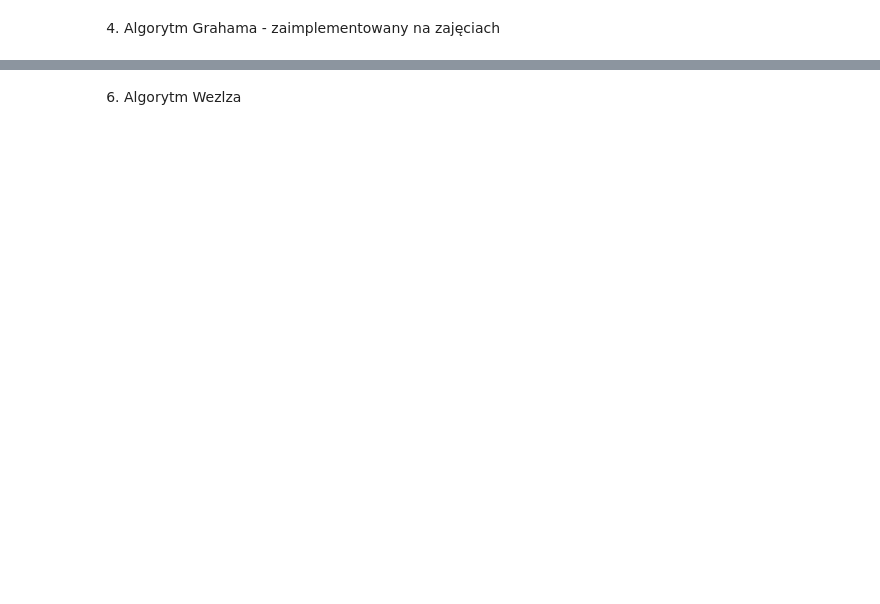
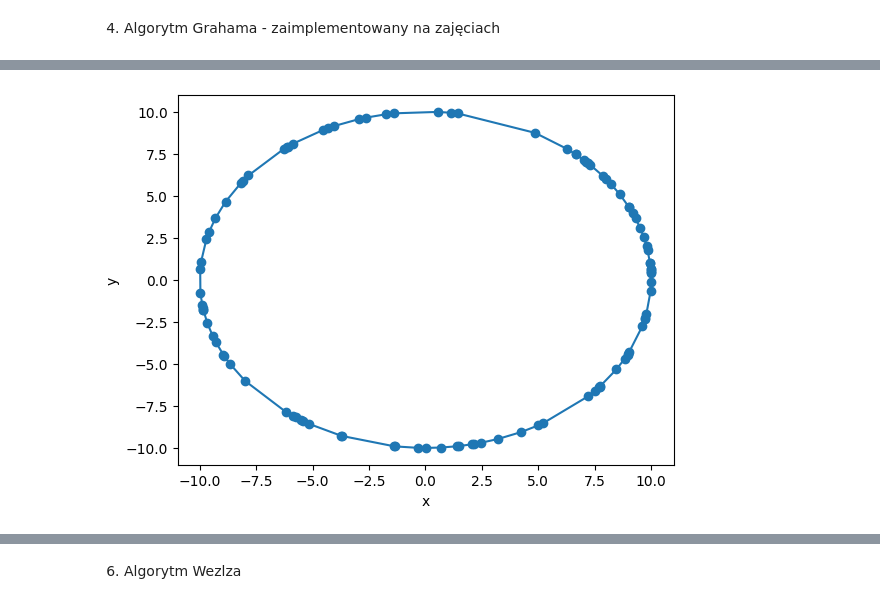
Before and after one commit to JakubFr4czek/Projekt-Algorytmy-Geometryczne, a Jupyter notebook: projekt.ipynb, the cells around one changed output, grey strips where cells are left out. Saved outputs shown, nothing was run; the diff lists cells and outputs as text; code cells hidden in the pictures; blank space fills up the shorter version.

```diff
--- a/projekt.ipynb
+++ b/projekt.ipynb
@@ -309,0 +324,2 @@ rotatingCalipers(convex_hull_points)
+# %%
+hull_points_b = graham_algorithm(points_b)
@@ -309,0 +347,4 @@ rotatingCalipers(convex_hull_points)
+# %%
+show_convex_hull(points_b, hull_points_b)
+# %% [output]
+[figure, added]
```
Also changed, not shown: parts of 34 cells of this notebook, 4 other files.
